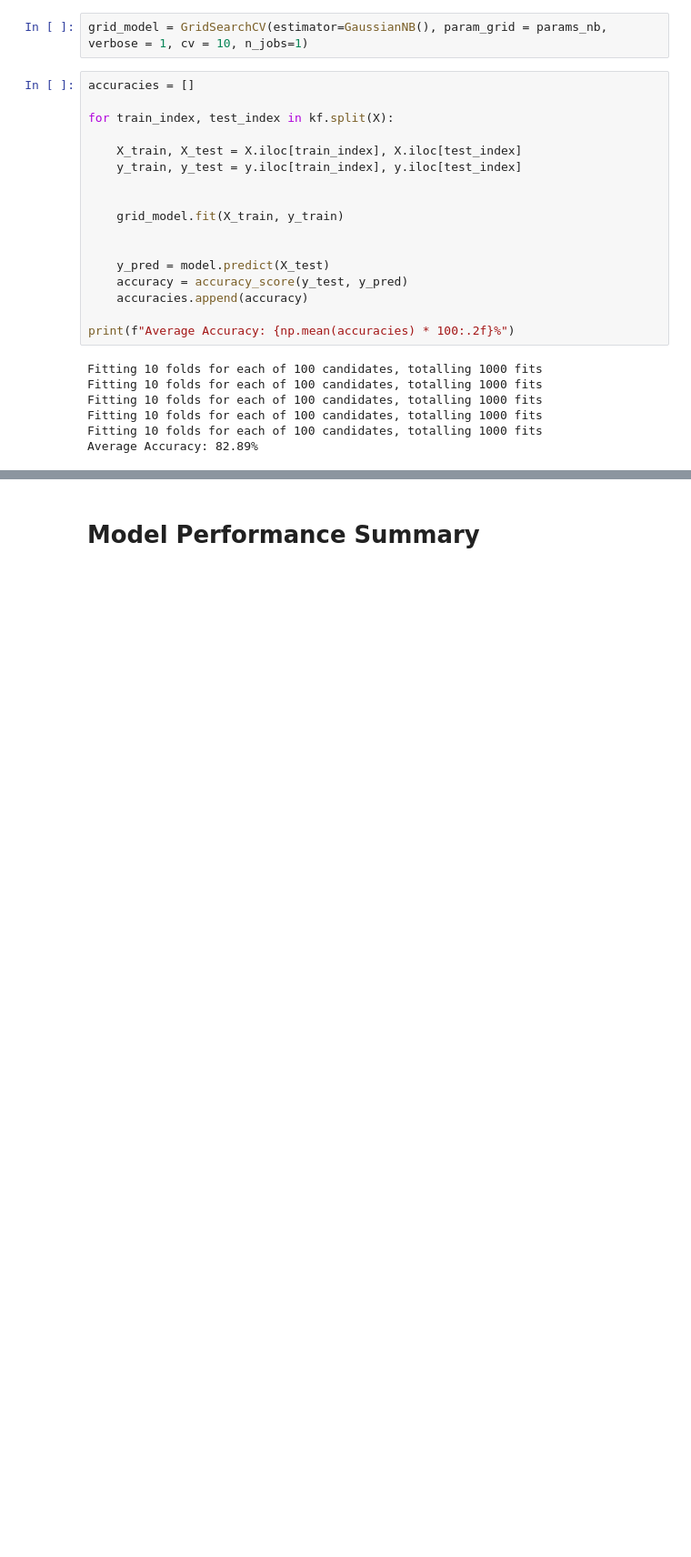
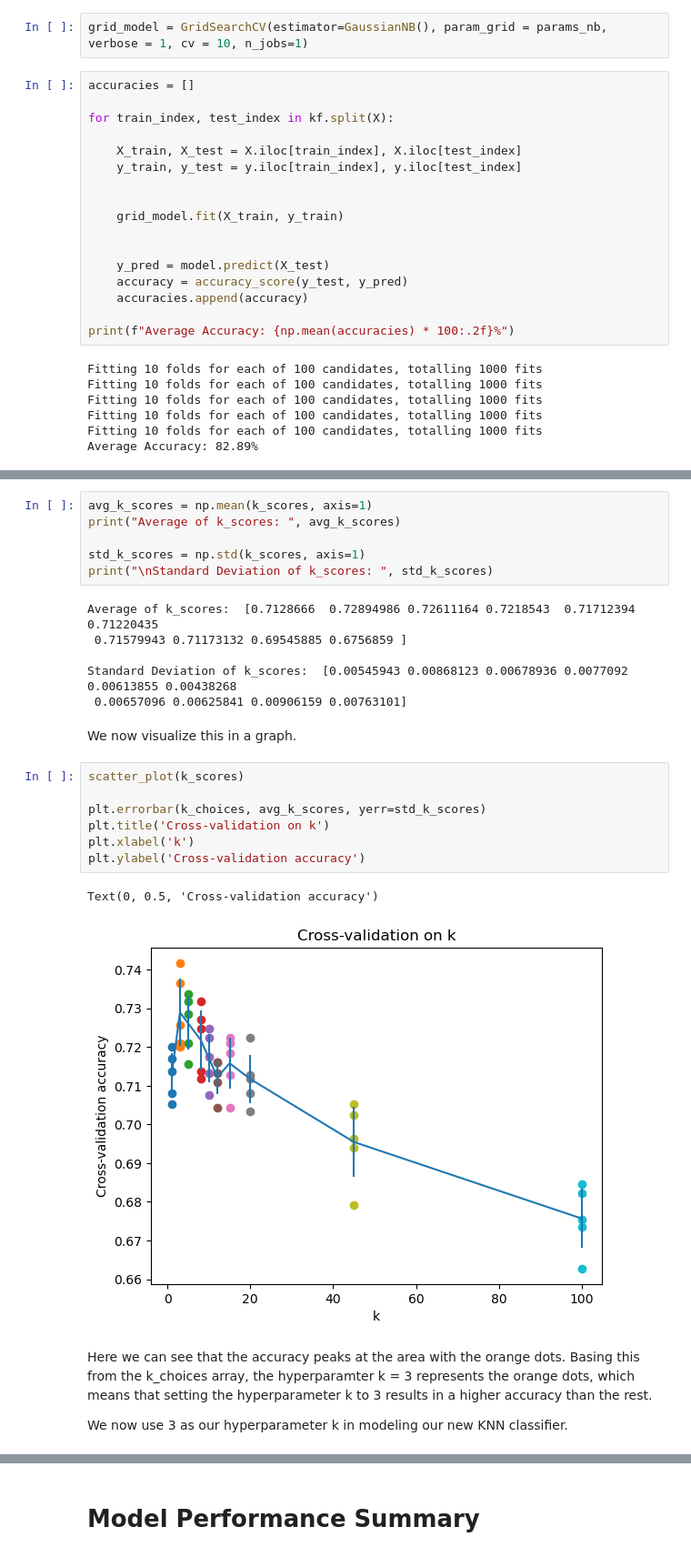
Before and after one commit to BeverlyKate/STINTSY-MP, a Jupyter notebook: STINTSYMP.ipynb, the cells around one changed output, grey strips where cells are left out. Shown at 91% size. Saved outputs shown, nothing was run; the diff lists cells and outputs as text; blank space fills up the shorter version.

```diff
--- a/STINTSYMP.ipynb
+++ b/STINTSYMP.ipynb
@@ -660,0 +705,28 @@ Average Accuracy: 82.89%
+# %%
+avg_k_scores = np.mean(k_scores, axis=1)
+print("Average of k_scores: ", avg_k_scores)
+
+std_k_scores = np.std(k_scores, axis=1)
+print("\nStandard Deviation of k_scores: ", std_k_scores)
+# %% [output]
+Average of k_scores:  [0.7128666  0.72894986 0.72611164 0.7218543  0.71712394 0.71220435
+ 0.71579943 0.71173132 0.69545885 0.6756859 ]
+
+Standard Deviation of k_scores:  [0.00545943 0.00868123 0.00678936 0.0077092  0.00613855 0.00438268
+ 0.00657096 0.00625841 0.00906159 0.00763101]
+# %% [markdown]
+We now visualize this in a graph.
+# %%
+scatter_plot(k_scores)
+
+plt.errorbar(k_choices, avg_k_scores, yerr=std_k_scores)
+plt.title('Cross-validation on k')
+plt.xlabel('k')
+plt.ylabel('Cross-validation accuracy')
+# %% [output]
+Text(0, 0.5, 'Cross-validation accuracy')
+[figure, added]
+# %% [markdown]
+Here we can see that the accuracy peaks at the area with the orange dots. Basing this from the k_choices array, the hyperparamter k = 3 represents the orange dots, which means that setting the hyperparameter k to 3 results in a higher accuracy than the rest.
+
+We now use 3 as our hyperparameter k in modeling our new KNN classifier.
```
Also changed, not shown: parts of 60 cells of this notebook.
